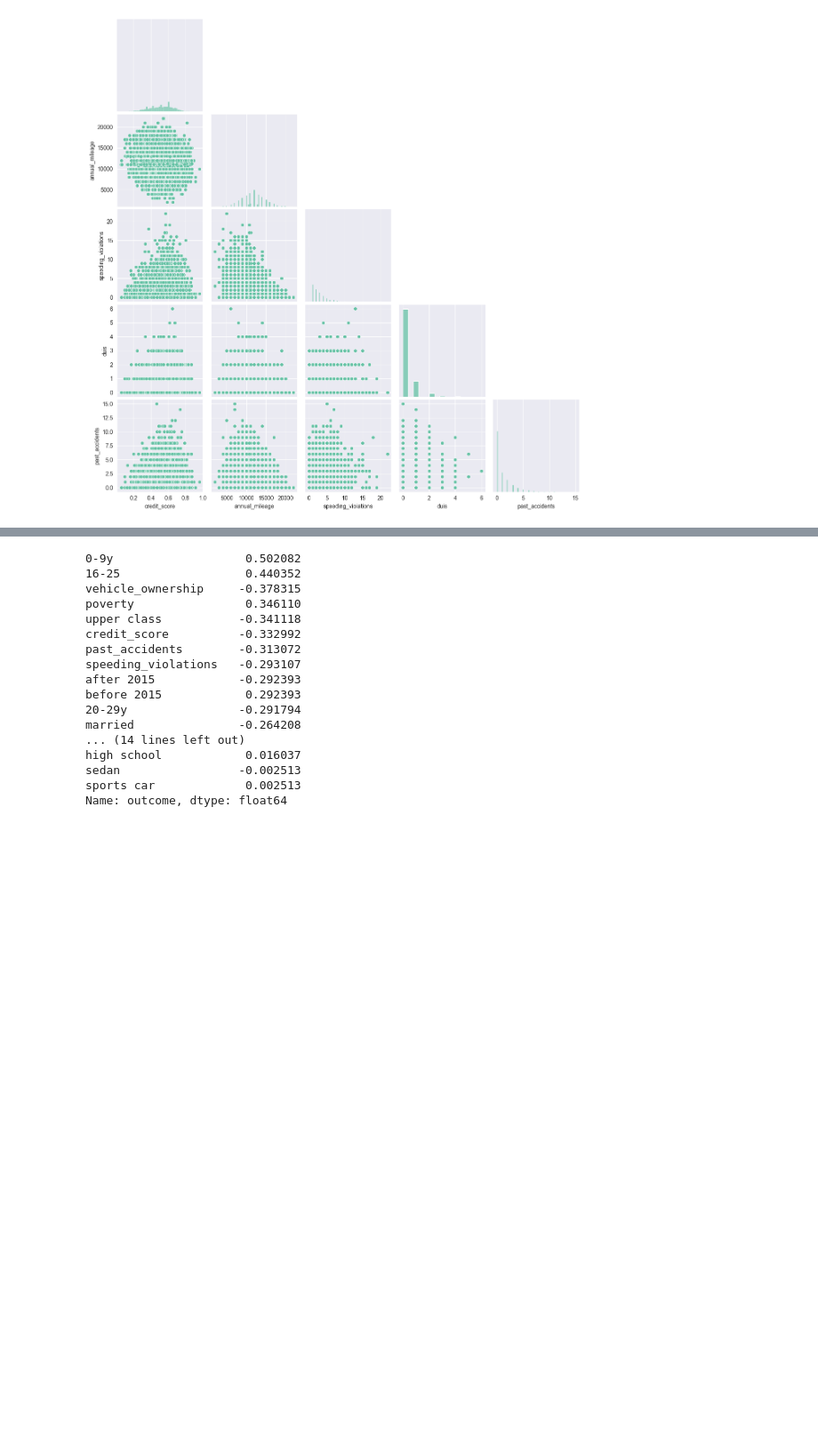
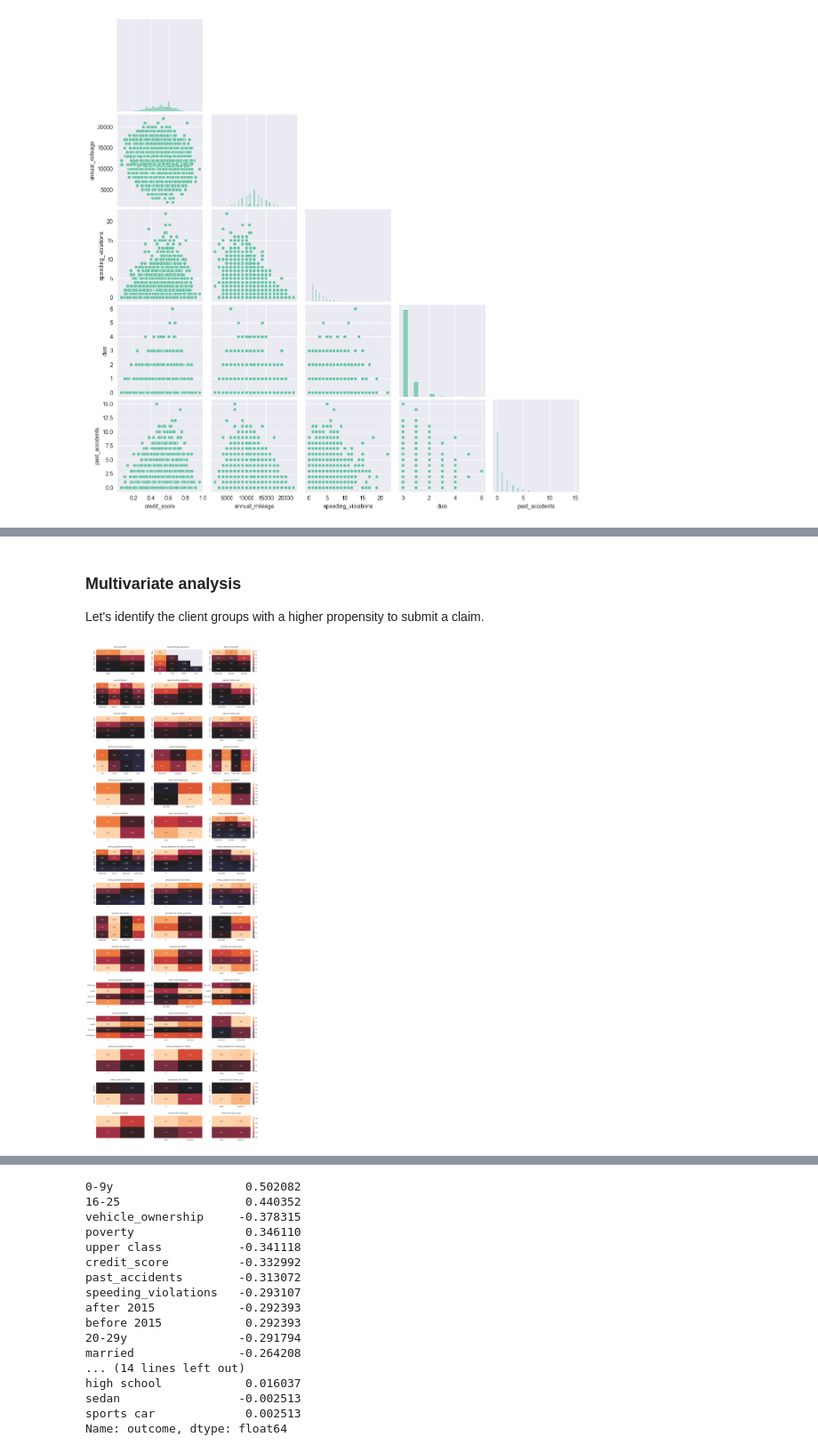
Before and after one commit to mariakyrychok/ds_homeworks, a Jupyter notebook: lec_4/main.ipynb, the cells around one changed output, grey strips where cells are left out. Shown at 89% size. Drawn from its saved outputs; the diff is of its cells as text; code cells hidden in the pictures; blank space fills up the shorter version.

```diff
--- a/lec_4/main.ipynb
+++ b/lec_4/main.ipynb
@@ -488,0 +524,25 @@ sns.pairplot(data=claims, vars=['credit_score', 'annual_mileage', 'speeding_viol
+# %% [markdown]
+### Multivariate analysis
+
+Let's identify the client groups with a higher propensity to submit a claim.
+# %%
+len_c = len(categorical_columns_without_outcome)
+fig, axes = plt.subplots(15, 3, figsize=(20, 60))
+plt.subplots_adjust(hspace=0.5, wspace=0.2)
+n = 0
+
+for i in range(len_c):
+    col_1 = categorical_columns_without_outcome[i]
+    for j in range(i+1, len_c):
+        col_2 = categorical_columns_without_outcome[j]
+        if i != j:
+            pivot = pd.pivot_table(data=claims, index=col_1, columns=col_2, values='outcome')
+            m, k = n//3, n%3
+            ax = axes[m, k]
+            sns.heatmap(pivot, annot=True, center=0.117, ax=ax, cbar=k == 2)
+            ax.set_title(f"{col_1} and {col_2}", pad=15)
+            ax.set(xlabel=None, ylabel=None)
+            n+=1
+plt.show()
+# %% [output]
+[figure, new version]
```
Also changed, not shown: parts of 23 cells of this notebook.
